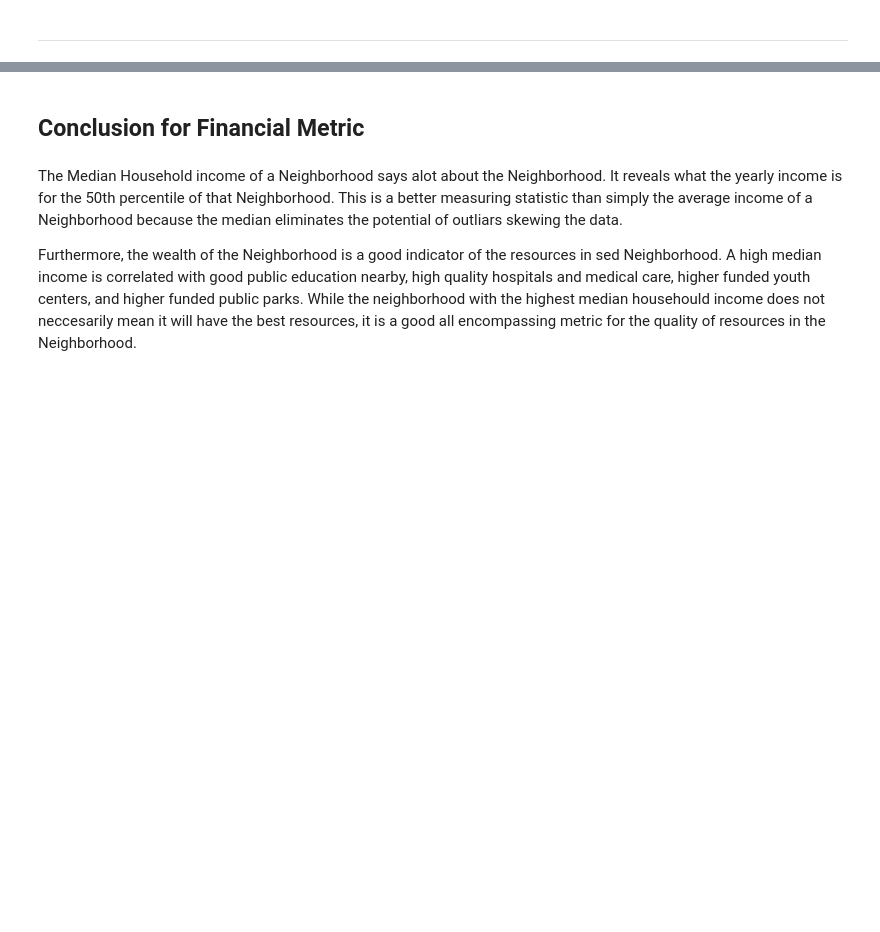
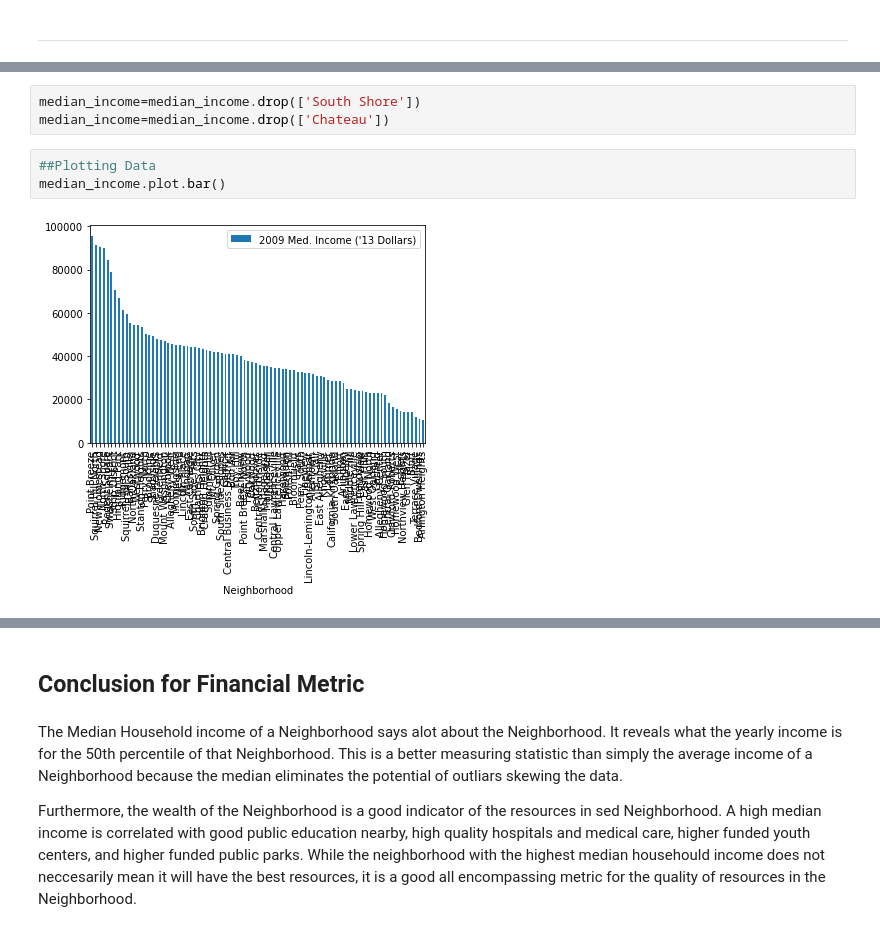
Before and after one commit to cal208/FinalLab, a Jupyter notebook: BenZaromMetric.ipynb, the cells around one changed output, grey strips where cells are left out. Drawn from its saved outputs; the diff is of its cells as text; blank space fills up the shorter version.

```diff
--- a/BenZaromMetric.ipynb
+++ b/BenZaromMetric.ipynb
@@ -43,0 +144,8 @@ median_income.head(5)
+# %%
+median_income=median_income.drop(['South Shore'])
+median_income=median_income.drop(['Chateau'])
+# %%
+##Plotting Data
+median_income.plot.bar()
+# %% [output]
+[figure, added]
```
Also changed, not shown: parts of 8 cells of this notebook.
